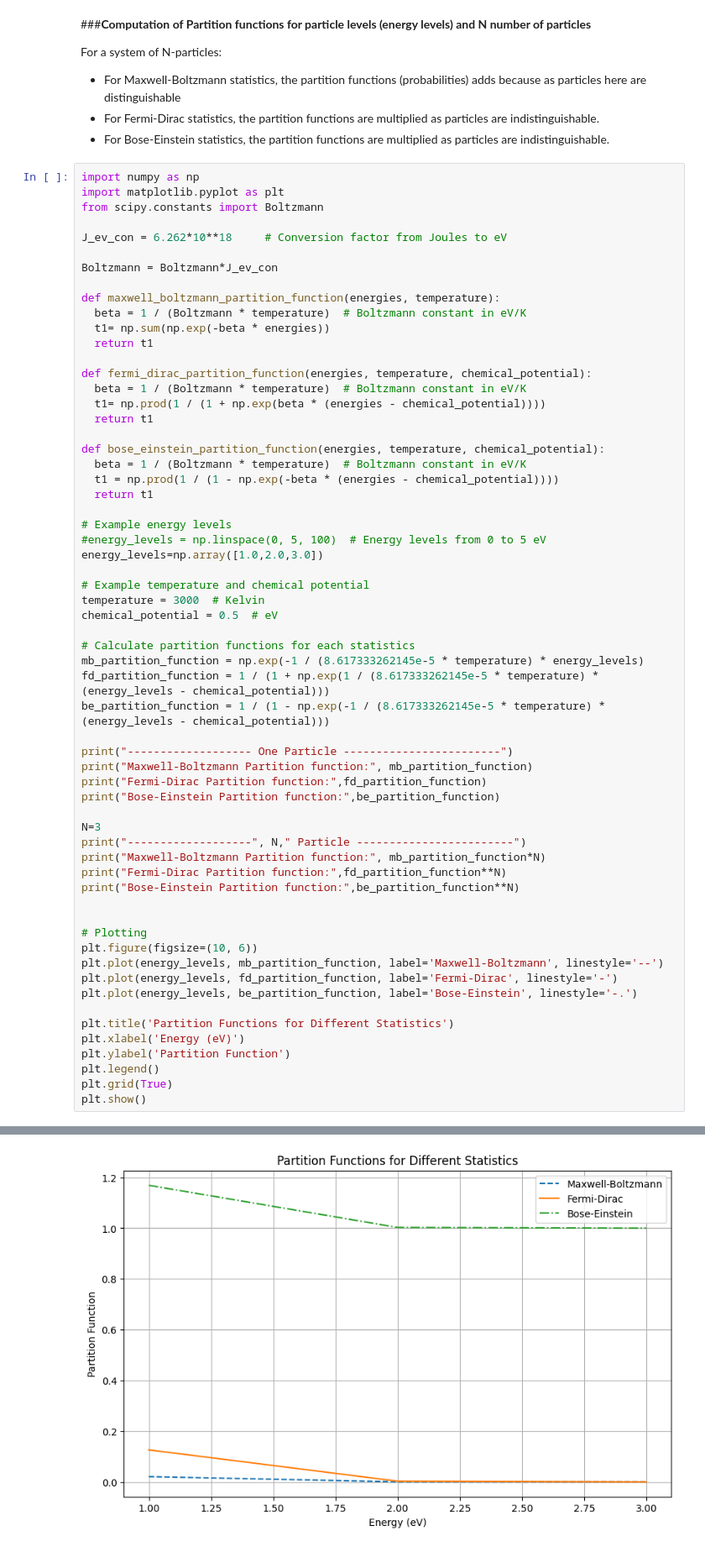
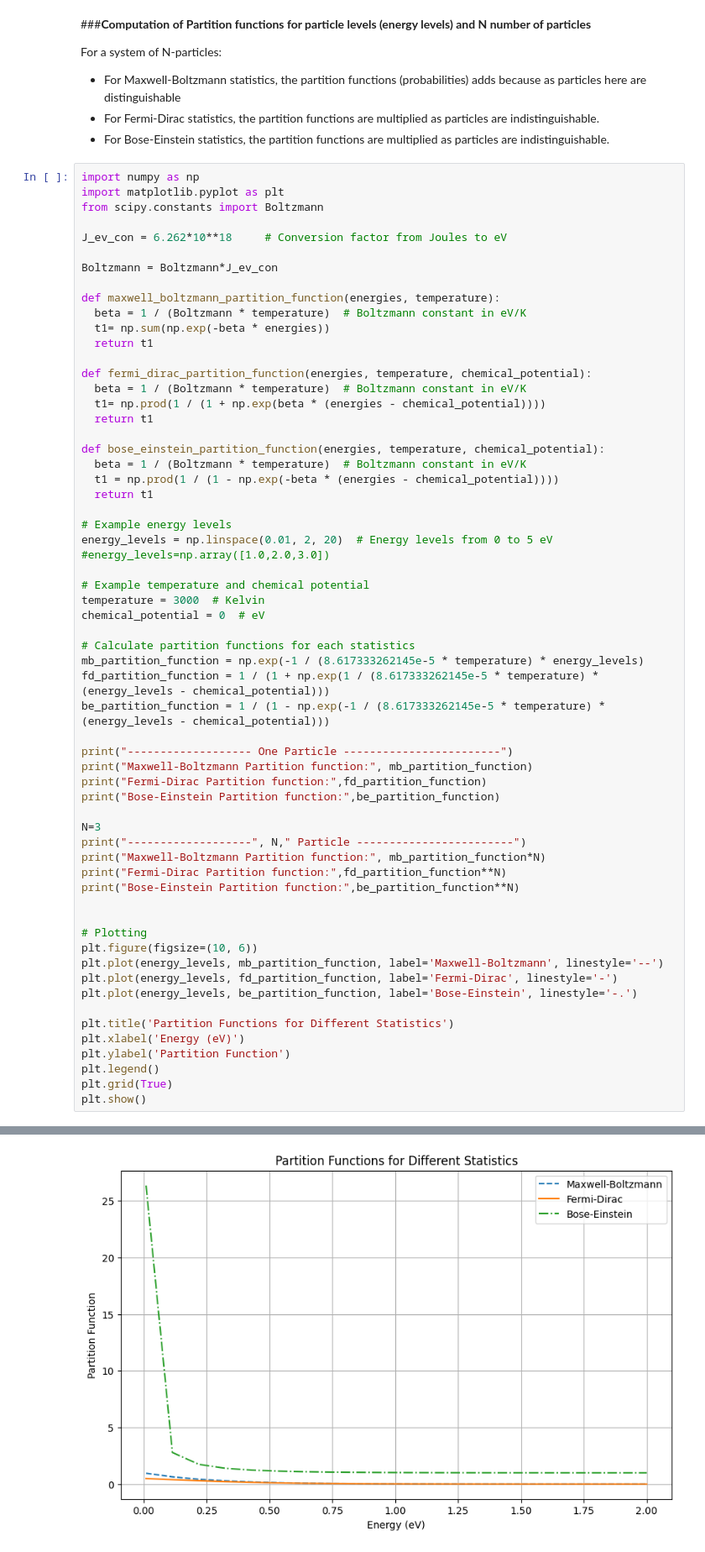
Before and after one commit to navgaur/Statistical-Mech-LOCF, a Jupyter notebook: partition1.ipynb, the cells around one changed output, grey strips where cells are left out. Shown at 84% size. Cells and saved outputs as stored; diff of their text form.

```diff
--- a/partition1.ipynb
+++ b/partition1.ipynb
@@ -261,12 +261,12 @@ def bose_einstein_partition_function(energies, temperature, chemical_potential):
   return t1
 
 # Example energy levels
-#energy_levels = np.linspace(0, 5, 100)  # Energy levels from 0 to 5 eV
-energy_levels=np.array([1.0,2.0,3.0])
+energy_levels = np.linspace(0.01, 2, 20)  # Energy levels from 0 to 5 eV
+#energy_levels=np.array([1.0,2.0,3.0])
 
 # Example temperature and chemical potential
 temperature = 3000  # Kelvin
-chemical_potential = 0.5  # eV
+chemical_potential = 0  # eV
 
 # Calculate partition functions for each statistics
 mb_partition_function = np.exp(-1 / (8.617333262145e-5 * temperature) * energy_levels)
@@ -309,4 +318,4 @@ Bose-Einstein Partition function: [1.59744412 1.00911719 1.00018939]
-[figure, old version]
+[figure, new version]
 # %% [markdown]
 ##**Average Energy**
 
```
Also changed, not shown: parts of 1 cell of this notebook.
